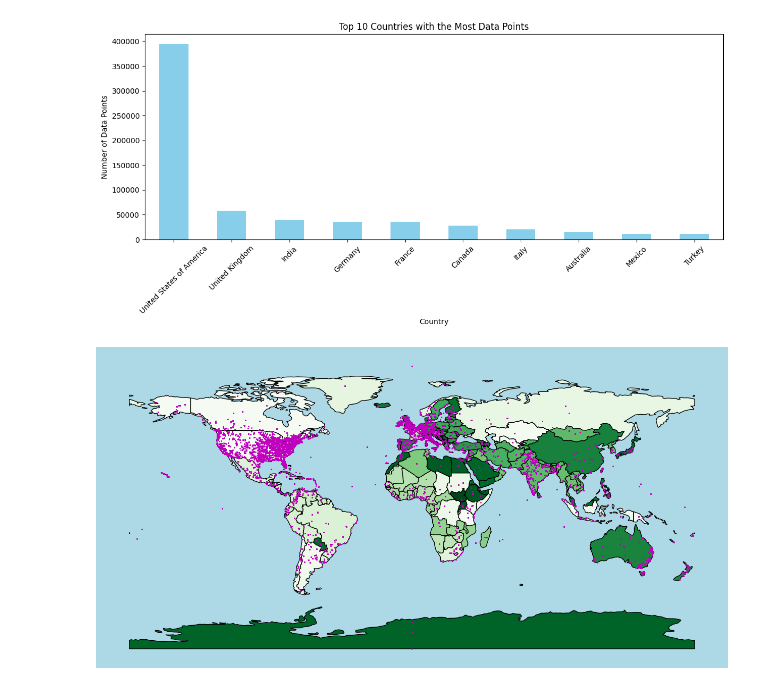
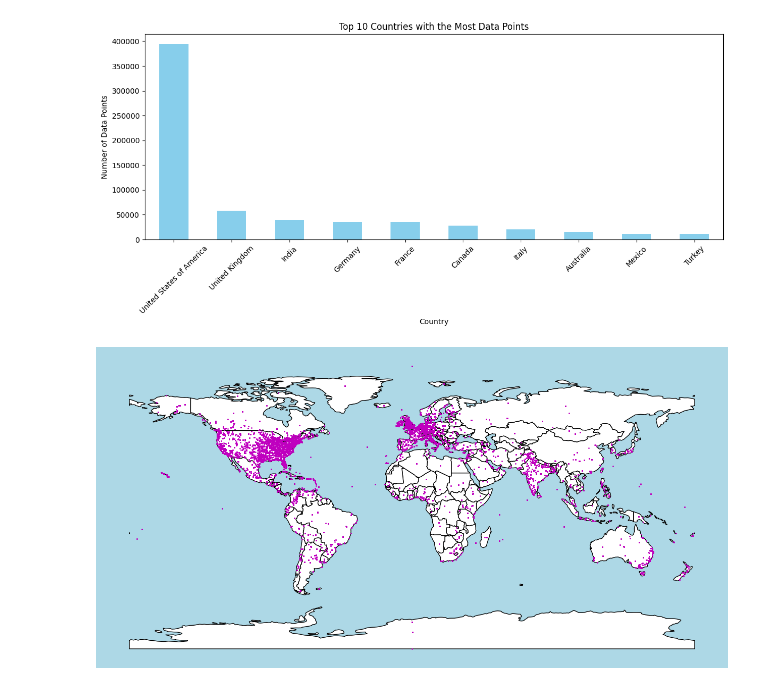
Before and after one commit to NatanGrayman/Investigation_Project, a Jupyter notebook: investigation-project-us-election.ipynb, the cells around one changed output. Drawn from its saved outputs; the diff is of its cells as text; code cells hidden in the pictures.

```diff
--- a/investigation-project-us-election.ipynb
+++ b/investigation-project-us-election.ipynb
@@ -185,19 +185,19 @@ plt.show()
 # %%
 import matplotlib.pyplot as plt
 
 # Create subplots
 fig, ax = plt.subplots(1, figsize=(16, 8), facecolor='lightblue')
 
-# Plot the world map
-world.plot(ax=ax, cmap='Greens', edgecolor='black')
+# Plot the world map with white color
+world.plot(ax=ax, color='white', edgecolor='black')
 
 # Plot your geo_df data
 geo_df.plot(ax=ax, markersize=1, color='m', marker='o')
 
 # Turn off the axis
 ax.axis('off')
 
 # Show the plot
 plt.show()
 # %% [output]
-[figure, old version]
+[figure, new version]
```
Also changed, not shown: parts of 1 cell of this notebook.
